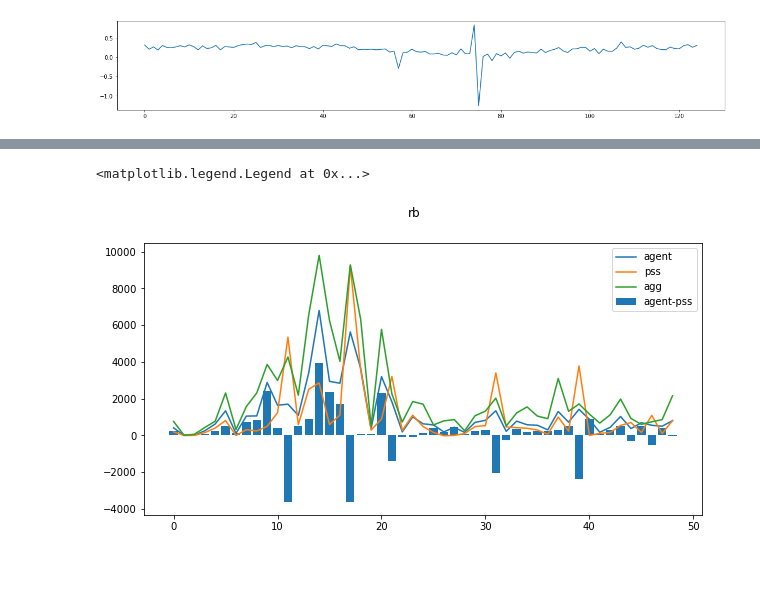
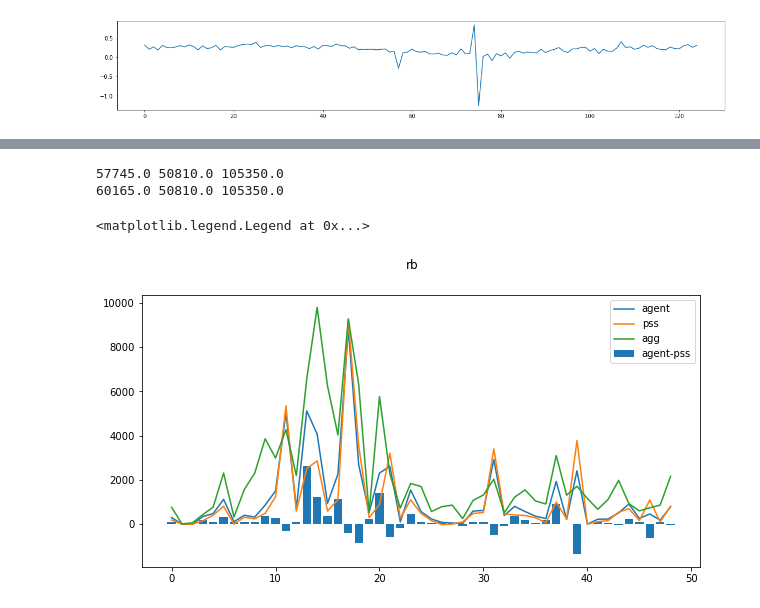
Before and after one commit to irides777/trader, a Jupyter notebook: pic.ipynb, the cells around one changed output, grey strips where cells are left out. Cells and saved outputs as stored; diff of their text form; code cells hidden in the pictures; blank space fills up the shorter version.

```diff
--- a/pic.ipynb
+++ b/pic.ipynb
@@ -218,18 +247,27 @@ set(objs)-set(fin)
+# %%
+# data = data.set_index(data.date.astype('str'))
+data = pd.read_csv(f'res/test/{obj}/sum.csv')
+print(data.drl.sum(), data.pss.sum(), data['agg'].sum())
+data = pd.read_csv(f'res/{obj}/trade/sum.csv')
+print(data.drl.sum(), data.pss.sum(), data['agg'].sum())
+# %% [output]
+57745.0 50810.0 105350.0
+60165.0 50810.0 105350.0
 # %%
 obj = 'rb'
-data = pd.read_csv(f'res/{obj}/trade/sum.csv')
-fig, ax = plt.subplots(figsize=(10,5))
+# data = pd.read_csv(f'res/{obj}/trade/sum.csv')
+data = pd.read_csv(f'res/test/{obj}/sum.csv')
+fig, ax,= plt.subplots(figsize=(10,5))
 ax.plot(data.index, data.drl, label='agent')
 ax.plot(data.index,data.pss, label='pss')
 ax.plot(data.index,data['agg'], label='agg')
 ax.bar(data.index, data.drl-data.pss, label='agent-pss')
 # ax2 = ax.twinx()
 # ax2.plot(data.index,data.avg_drl_sec, label='avg_drl_sec')
 # ax2.plot(data.index,data.avg_pss_sec, label='avg_drl_sec')
 plt.suptitle(obj)
-ax2 = plt.subplot()
-ax2.plot(data.index, data.drl, label='agent')
+# ax2 = fig.add_subplot(2,1,2)
 plt.legend()
 # %% [output]
 <matplotlib.legend.Legend at 0x...>
-[figure, old version]
+[figure, new version]
```
Also changed, not shown: parts of 5 cells of this notebook, 3 other files.
